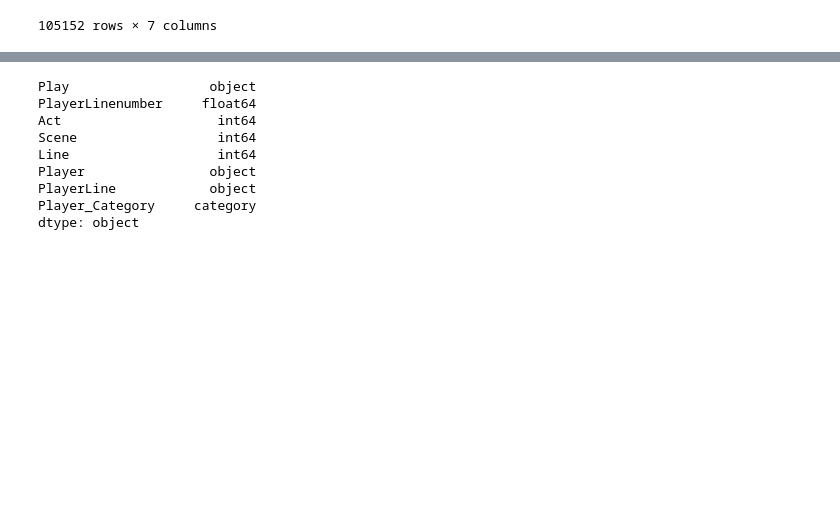
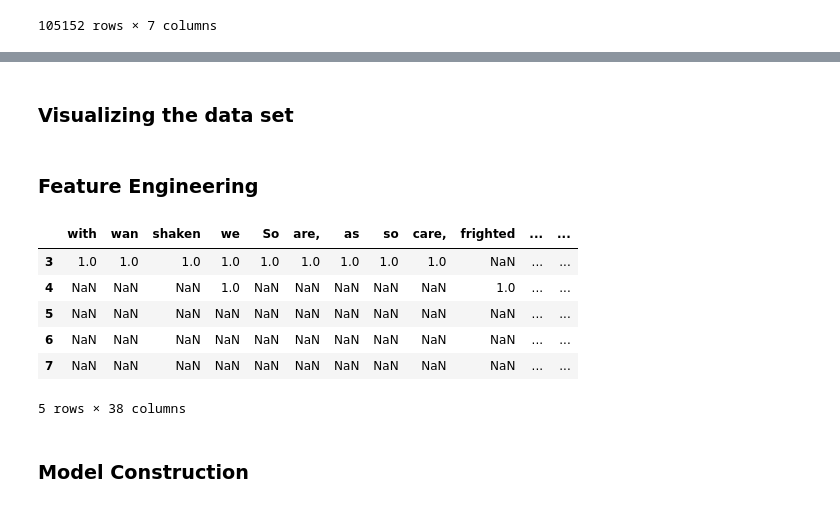
Before and after one commit to benjaminwyss/EECS731ToBeOrNotToBe, a Jupyter notebook: notebooks/1.0-brw-data-exploration.ipynb, the cells around one changed output, grey strips where cells are left out. Drawn from its saved outputs; the diff is of its cells as text; code cells hidden in the pictures; blank space fills up the shorter version.

Commit message:
Implement preliminary model

```diff
--- a/notebooks/1.0-brw-data-exploration.ipynb
+++ b/notebooks/1.0-brw-data-exploration.ipynb
@@ -111,12 +127,18 @@ df
-# %%
-df.dtypes
-# %% [output]
-Play                  object
-PlayerLinenumber     float64
-Act                    int64
-Scene                  int64
-Line                   int64
-Player                object
-PlayerLine            object
-Player_Category     category
-dtype: object
+# %% [markdown]
+### Visualizing the data set
+# %% [markdown]
+### Feature Engineering
+# %%
+wordCounts = df['PlayerLine'].head().str.split().apply(pd.value_counts)
+# %%
+wordCounts
+# %% [output]
+|  | with | wan | shaken | we | So | are, | as | so | care, | frighted | ... | ... |
+| 3 | 1.0 | 1.0 | 1.0 | 1.0 | 1.0 | 1.0 | 1.0 | 1.0 | 1.0 | NaN | ... | ... |
+| 4 | NaN | NaN | NaN | 1.0 | NaN | NaN | NaN | NaN | NaN | 1.0 | ... | ... |
+| 5 | NaN | NaN | NaN | NaN | NaN | NaN | NaN | NaN | NaN | NaN | ... | ... |
+| 6 | NaN | NaN | NaN | NaN | NaN | NaN | NaN | NaN | NaN | NaN | ... | ... |
+| 7 | NaN | NaN | NaN | NaN | NaN | NaN | NaN | NaN | NaN | NaN | ... | ... |
+5 rows × 38 columns
+# %% [markdown]
+### Model Construction
```
Also changed, not shown: parts of 16 cells of this notebook.
